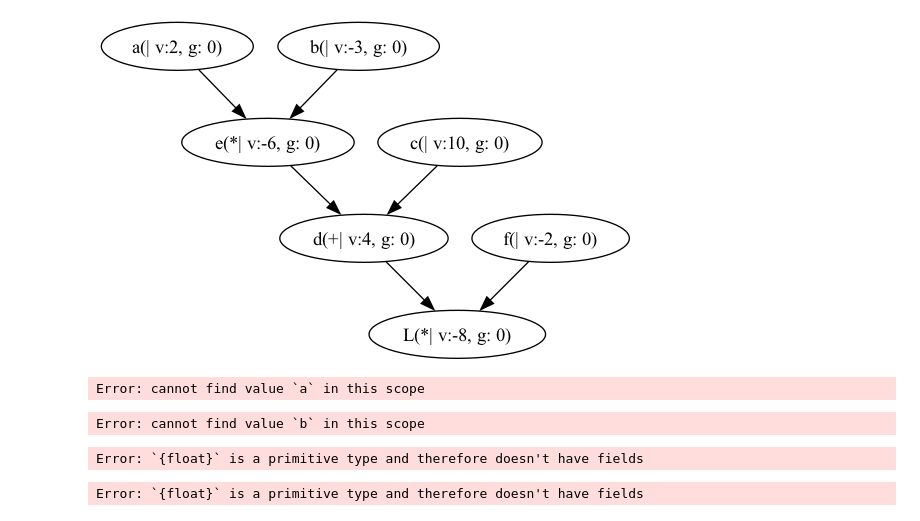
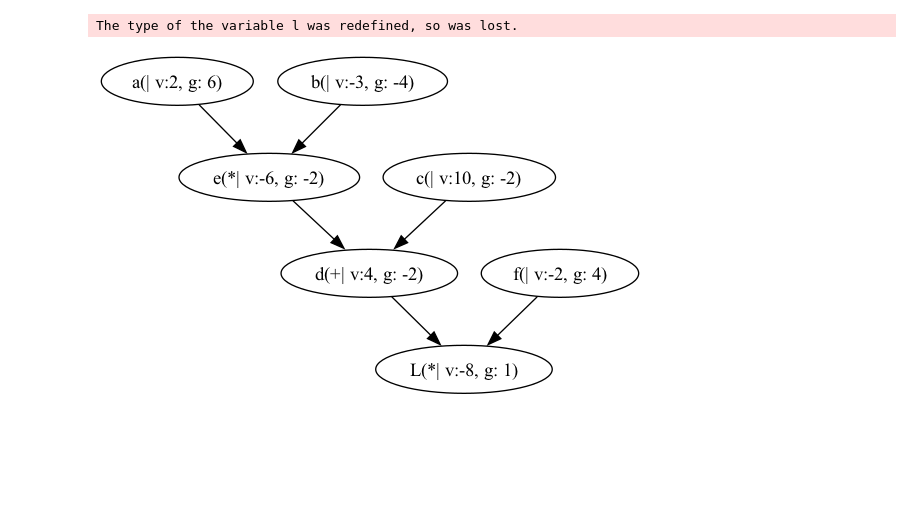
Before and after one commit to distributed-randomness/Neuron, a Jupyter notebook: demo.ipynb, the cells around one changed output. Drawn from its saved outputs; the diff is of its cells as text; code cells hidden in the pictures; blank space fills up the shorter version.

Commit message:
back-propagate

```diff
--- a/demo.ipynb
+++ b/demo.ipynb
@@ -10,28 +7,26 @@ use petgraph_evcxr::draw_graph;
 # %%
+// The following example is taken from Karpathy's video.
+// https://youtu.be/VMj-3S1tku0?t=1735
 let a = Neuron::new(2.0, "a");
 let b = Neuron::new(-3.0, "b");
 let c = Neuron::new(10.0, "c");
 
 let mut e = a * b;
 e.name = "e";
 
 let mut d = e + c;
 d.name = "d";
 
 let f = Neuron::new(-2.0, "f");
 
 let mut l = d * f;
 l.name = "L";
 
+// Look here for the gradient values in the video.
+// https://youtu.be/VMj-3S1tku0?t=2984
+l.back_propagate();
+
 l.visualize();
 # %% [output]
+The type of the variable l was redefined, so was lost.
-[figure, old version]
+[figure, new version]
-# %%
-nn!(a, 2.0);
-nn!(b, -3.0);
-nn!(c, a + b);
-# %% [output]
-Error: cannot find value `a` in this scope
-Error: cannot find value `b` in this scope
-Error: `{float}` is a primitive type and therefore doesn't have fields
-Error: `{float}` is a primitive type and therefore doesn't have fields
```
Also changed, not shown: parts of 2 cells of this notebook, 4 other files.
